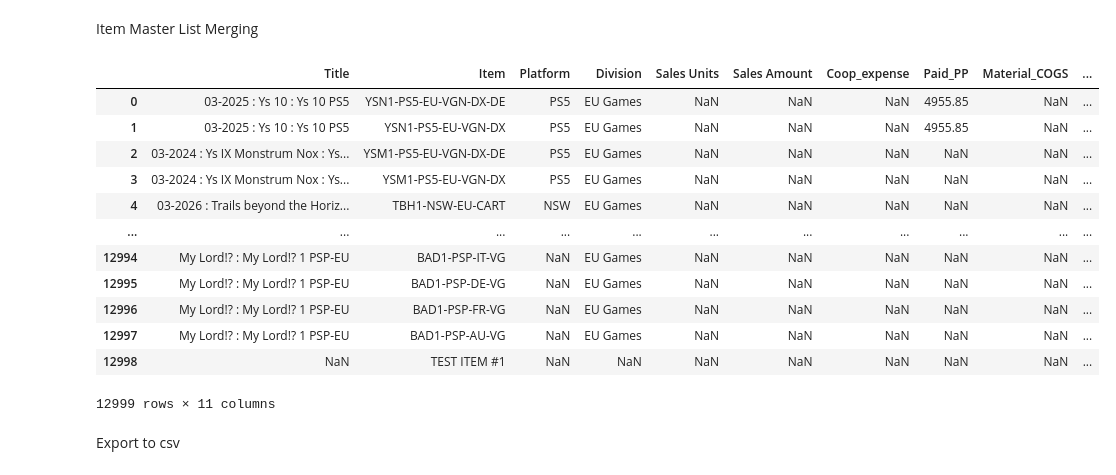
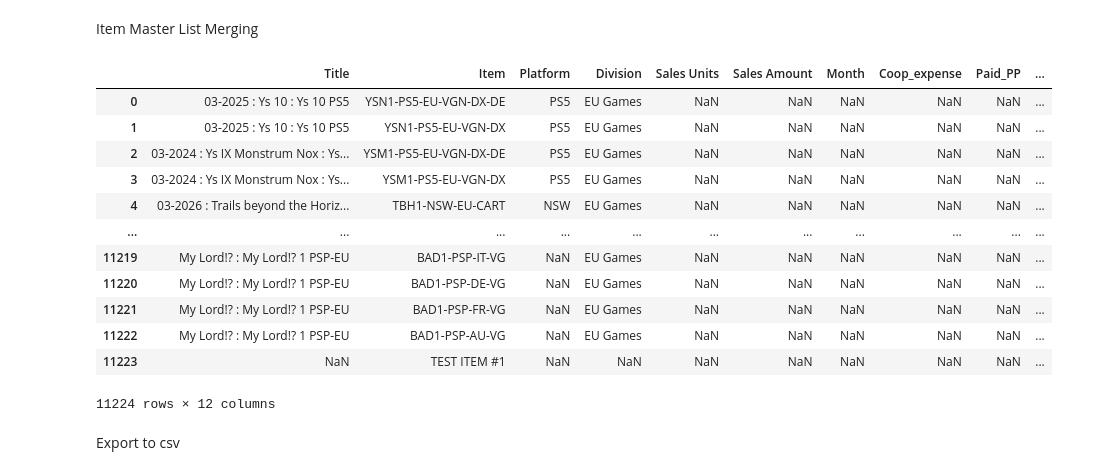
Before and after one commit to dentsusoken-usa/NIS-America-BI-Report, a Jupyter notebook: Data Process.ipynb, the cells around one changed output. Saved outputs shown, nothing was run; the diff lists cells and outputs as text; code cells hidden in the pictures.

```diff
--- a/Data Process.ipynb
+++ b/Data Process.ipynb
@@ -29,7 +29,7 @@ Sales Process
 file_name = "SalesbyItembyLicensor-ForRoyaltyCal(Acc)new_Jan2025March2025_0707.xlsx"
 sales_df = pd.read_excel(input_folder_path + file_name, skiprows=5)
 #display(sales_df)
-sales_df = sales_df[['Item', 'Qty. Sold', 'Sales (USD)']]
+sales_df = sales_df[['Item', 'Qty. Sold', 'Sales (USD)', 'Month']]
 
 sales_df = sales_df.rename(columns = {'Qty. Sold': 'Sales Units'})
 sales_df = sales_df.rename(columns = {'Sales (USD)': 'Sales Amount'})
@@ -99,8 +101,9 @@ coop_df
 Paid PP
 # %%
 pp_df = custom_df[custom_df["Item"].notna() & custom_df["Item"].str.startswith("Mark Down-")]
-pp_df = pp_df[['Game Title', 'Debit', 'Credit']]
+pp_df = pp_df[['Game Title', 'Debit', 'Credit', 'Date']]
 pp_df["Paid_PP"] = pp_df["Debit"].fillna(0) + pp_df["Credit"].fillna(0)
-pp_df = pp_df[['Game Title', 'Paid_PP']]
+pp_df['Month'] = pp_df['Date'].dt.strftime('%Y-%m')
+pp_df = pp_df[['Game Title', 'Paid_PP', 'Month']]
 pp_df
 # %% [output]
@@ -121,8 +124,9 @@ pp_df
 COGS
 # %%
 cogs_df = custom_df[custom_df["Account: Name"].str.contains('Material Costs', na=False)]
-cogs_df = cogs_df[['Game Title', 'Debit', 'Credit']]
+cogs_df = cogs_df[['Game Title', 'Debit', 'Credit', 'Date']]
+cogs_df['Month'] = cogs_df['Date'].dt.strftime('%Y-%m')
 cogs_df["Material_COGS"] = cogs_df["Debit"].fillna(0) + cogs_df["Credit"].fillna(0)
-cogs_df = cogs_df[['Game Title', 'Material_COGS']]
+cogs_df = cogs_df[['Game Title', 'Material_COGS', 'Month']]
 cogs_df
 # %% [output]
@@ -166,3 +170,27 @@ royalty_df
 | 195 | ZHP1-PSP-US-VG-PSN | 3.50 |
 | 196 | NaN | NaN |
 197 rows × 2 columns
+# %%
+import os
+royalty_df_list = []
+
+for royalty_name in os.listdir(input_folder_path + "Royalty"):
+    month, year, file_type = royalty_name.split(' ', 2)
+    Month = f"{month} {year}"
+
+    if file_type == "NISJ EUR Royalty from Netsuite.xlsx":
+        royalty_df = pd.read_excel(input_folder_path + "Royalty/" + royalty_name, skiprows=0)
+        royalty_df = royalty_df[['Memo', 'Amount (Debit)', 'Amount (Credit)']]
+        royalty_df['Amount'] = royalty_df['Amount (Debit)'].fillna(0) + royalty_df['Amount (Credit)'].fillna(0)
+    else:
+        royalty_df = pd.read_excel(input_folder_path + "Royalty/" + royalty_name, skiprows=4)
+
+
+    royalty_df = royalty_df[['Memo', 'Amount']]
+    royalty_df = royalty_df.rename(columns = {'Memo': 'Item'})
+    royalty_df = royalty_df.rename(columns = {'Amount': 'Royalty'})
+    royalty_df['Month'] = pd.to_datetime(Month, format='%b %Y').strftime('%Y-%m')
+    royalty_df_list.append(royalty_df)
+
+royalty_df = pd.concat(royalty_df_list, ignore_index=True)
+royalty_df
@@ -173,41 +215,41 @@ master_df = pd.read_excel(input_folder_path + "Item Master List.xlsx")
 # %%
 marginal_profit_df = master_df[["Game Title", "Name", "Platform", "Division"]].copy()
 marginal_profit_df["Title"] = master_df["Game Title"]
 marginal_profit_df = marginal_profit_df[["Title", "Game Title", "Name", "Platform", "Division"]]
 marginal_profit_df = marginal_profit_df.rename(columns = {'Name': 'Item'})
 title_process(marginal_profit_df)
 
 marginal_profit_df = marginal_profit_df.merge(sales_df, on = "Item", how = "left")
-marginal_profit_df = marginal_profit_df.merge(coop_df, on = "Game Title", how = "left")
-marginal_profit_df = marginal_profit_df.merge(pp_df, on = "Game Title", how = "left")
-marginal_profit_df = marginal_profit_df.merge(cogs_df, on = "Game Title", how = "left")
-marginal_profit_df = marginal_profit_df.merge(royalty_df, on = "Item", how = "left")
+marginal_profit_df = marginal_profit_df.merge(coop_df, on = ["Game Title","Month"], how = "left")
+marginal_profit_df = marginal_profit_df.merge(pp_df, on = ["Game Title","Month"], how = "left")
+marginal_profit_df = marginal_profit_df.merge(cogs_df, on = ["Game Title","Month"], how = "left")
+marginal_profit_df = marginal_profit_df.merge(royalty_df, on = ["Item","Month"], how = "left")
 
 marginal_profit_df["Marginal Profit"] = (
     marginal_profit_df["Sales Amount"].fillna(0) -
     marginal_profit_df["Paid_PP"].fillna(0) -
     marginal_profit_df["Coop_expense"].fillna(0) -
     marginal_profit_df["Material_COGS"].fillna(0) -
     marginal_profit_df["Royalty"].fillna(0)
 )
 
 marginal_profit_df = marginal_profit_df.drop(columns = ["Game Title"])
 
 marginal_profit_df
 # %% [output]
-|  | Title | Item | Platform | Division | Sales Units | Sales Amount | Coop_expense | Paid_PP | Material_COGS | ... |
-| 0 | 03-2025 : Ys 10 : Ys 10 PS5 | YSN1-PS5-EU-VGN-DX-DE | PS5 | EU Games | NaN | NaN | NaN | 4955.85 | NaN | ... |
-| 1 | 03-2025 : Ys 10 : Ys 10 PS5 | YSN1-PS5-EU-VGN-DX | PS5 | EU Games | NaN | NaN | NaN | 4955.85 | NaN | ... |
+|  | Title | Item | Platform | Division | Sales Units | Sales Amount | Month | Coop_expense | Paid_PP | ... |
+| 0 | 03-2025 : Ys 10 : Ys 10 PS5 | YSN1-PS5-EU-VGN-DX-DE | PS5 | EU Games | NaN | NaN | NaN | NaN | NaN | ... |
+| 1 | 03-2025 : Ys 10 : Ys 10 PS5 | YSN1-PS5-EU-VGN-DX | PS5 | EU Games | NaN | NaN | NaN | NaN | NaN | ... |
 | 2 | 03-2024 : Ys IX Monstrum Nox : Ys... | YSM1-PS5-EU-VGN-DX-DE | PS5 | EU Games | NaN | NaN | NaN | NaN | NaN | ... |
 | 3 | 03-2024 : Ys IX Monstrum Nox : Ys... | YSM1-PS5-EU-VGN-DX | PS5 | EU Games | NaN | NaN | NaN | NaN | NaN | ... |
 | 4 | 03-2026 : Trails beyond the Horiz... | TBH1-NSW-EU-CART | NSW | EU Games | NaN | NaN | NaN | NaN | NaN | ... |
 | ... | ... | ... | ... | ... | ... | ... | ... | ... | ... | ... |
-| 12994 | My Lord!? : My Lord!? 1 PSP-EU | BAD1-PSP-IT-VG | NaN | EU Games | NaN | NaN | NaN | NaN | NaN | ... |
-| 12995 | My Lord!? : My Lord!? 1 PSP-EU | BAD1-PSP-DE-VG | NaN | EU Games | NaN | NaN | NaN | NaN | NaN | ... |
-| 12996 | My Lord!? : My Lord!? 1 PSP-EU | BAD1-PSP-FR-VG | NaN | EU Games | NaN | NaN | NaN | NaN | NaN | ... |
-| 12997 | My Lord!? : My Lord!? 1 PSP-EU | BAD1-PSP-AU-VG | NaN | EU Games | NaN | NaN | NaN | NaN | NaN | ... |
-| 12998 | NaN | TEST ITEM #1 | NaN | NaN | NaN | NaN | NaN | NaN | NaN | ... |
+| 11219 | My Lord!? : My Lord!? 1 PSP-EU | BAD1-PSP-IT-VG | NaN | EU Games | NaN | NaN | NaN | NaN | NaN | ... |
+| 11220 | My Lord!? : My Lord!? 1 PSP-EU | BAD1-PSP-DE-VG | NaN | EU Games | NaN | NaN | NaN | NaN | NaN | ... |
+| 11221 | My Lord!? : My Lord!? 1 PSP-EU | BAD1-PSP-FR-VG | NaN | EU Games | NaN | NaN | NaN | NaN | NaN | ... |
+| 11222 | My Lord!? : My Lord!? 1 PSP-EU | BAD1-PSP-AU-VG | NaN | EU Games | NaN | NaN | NaN | NaN | NaN | ... |
+| 11223 | NaN | TEST ITEM #1 | NaN | NaN | NaN | NaN | NaN | NaN | NaN | ... |
-12999 rows × 11 columns
+11224 rows × 12 columns
 # %% [markdown]
 Export to csv
 # %%
```
Also changed, not shown: parts of 5 cells of this notebook, 1 other file.
